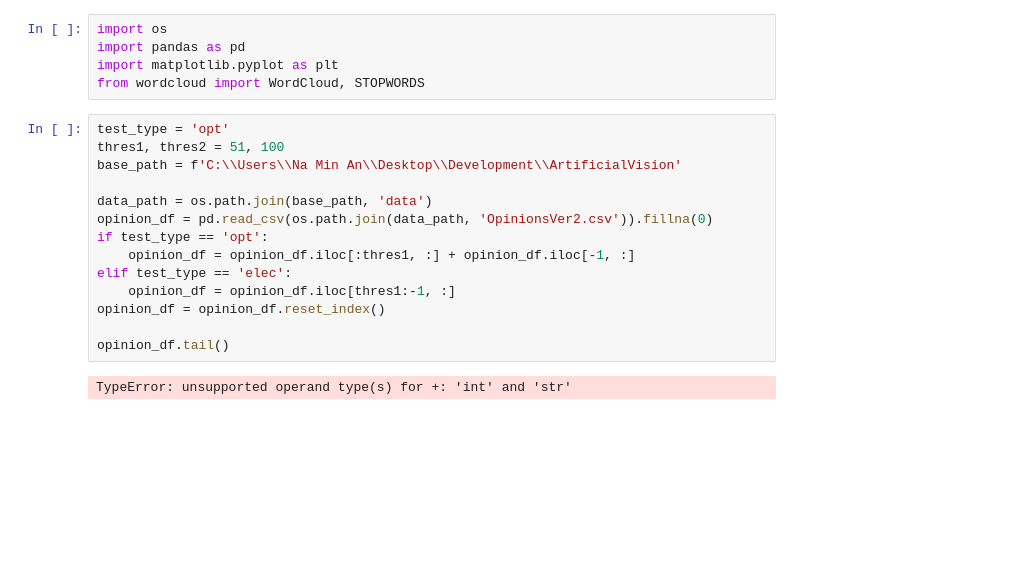
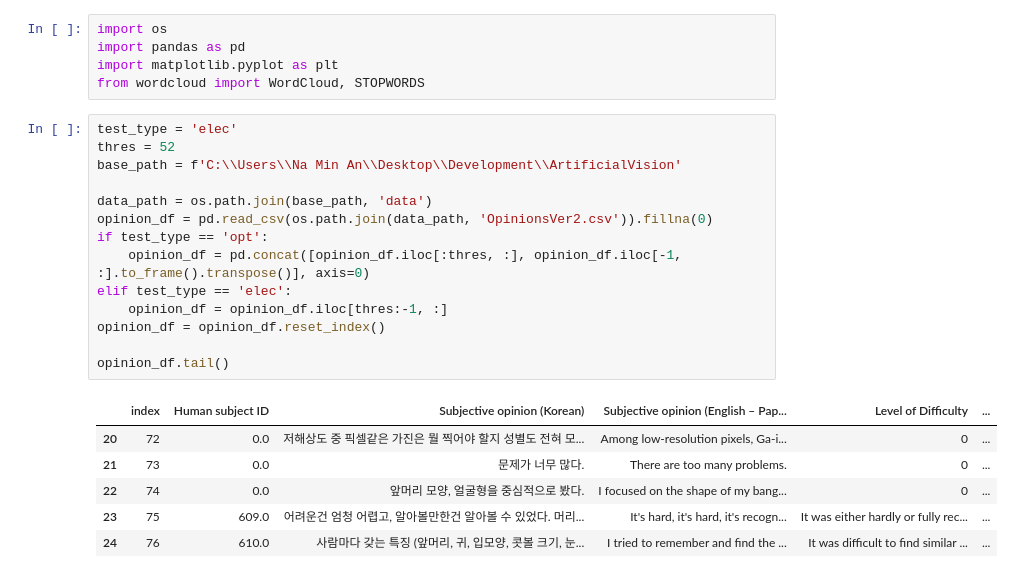
Before and after one commit to namin-an/ArtificialVision, a Jupyter notebook: Wordclouds.ipynb, the cells around one changed output. Drawn from its saved outputs; the diff is of its cells as text; blank space fills up the shorter version.

```diff
--- a/Wordclouds.ipynb
+++ b/Wordclouds.ipynb
@@ -4,21 +4,26 @@ import pandas as pd
 import matplotlib.pyplot as plt
 from wordcloud import WordCloud, STOPWORDS
 # %%
-test_type = 'opt'
-thres1, thres2 = 51, 100
+test_type = 'elec'
+thres = 52
 base_path = f'C:\\Users\\Na Min An\\Desktop\\Development\\ArtificialVision'
 
 data_path = os.path.join(base_path, 'data')
 opinion_df = pd.read_csv(os.path.join(data_path, 'OpinionsVer2.csv')).fillna(0)
 if test_type == 'opt':
-    opinion_df = opinion_df.iloc[:thres1, :] + opinion_df.iloc[-1, :]
+    opinion_df = pd.concat([opinion_df.iloc[:thres, :], opinion_df.iloc[-1, :].to_frame().transpose()], axis=0)
 elif test_type == 'elec':
-    opinion_df = opinion_df.iloc[thres1:-1, :]
+    opinion_df = opinion_df.iloc[thres:-1, :]
 opinion_df = opinion_df.reset_index()
 
 opinion_df.tail()
 # %% [output]
-TypeError: unsupported operand type(s) for +: 'int' and 'str'
+|  | index | Human subject ID | Subjective opinion (Korean) | Subjective opinion (English – Pap... | Level of Difficulty | ... |
+| 20 | 72 | 0.0 | 저해상도 중 픽셀같은 가진은 뭘 찍어야 할지 성별도 전혀 모... | Among low-resolution pixels, Ga-i... | 0 | ... |
+| 21 | 73 | 0.0 | 문제가 너무 많다. | There are too many problems. | 0 | ... |
+| 22 | 74 | 0.0 | 앞머리 모양, 얼굴형을 중심적으로 봤다. | I focused on the shape of my bang... | 0 | ... |
+| 23 | 75 | 609.0 | 어려운건 엄청 어렵고, 알아볼만한건 알아볼 수 있었다. 머리... | It's hard, it's hard, it's recogn... | It was either hardly or fully rec... | ... |
+| 24 | 76 | 610.0 | 사람마다 갖는 특징 (앞머리, 귀, 입모양, 콧볼 크기, 눈... | I tried to remember and find the ... | It was difficult to find similar ... | ... |
 # %%
 sel_col = 'Level of Difficulty'
 
```
Also changed, not shown: parts of 2 cells of this notebook.
